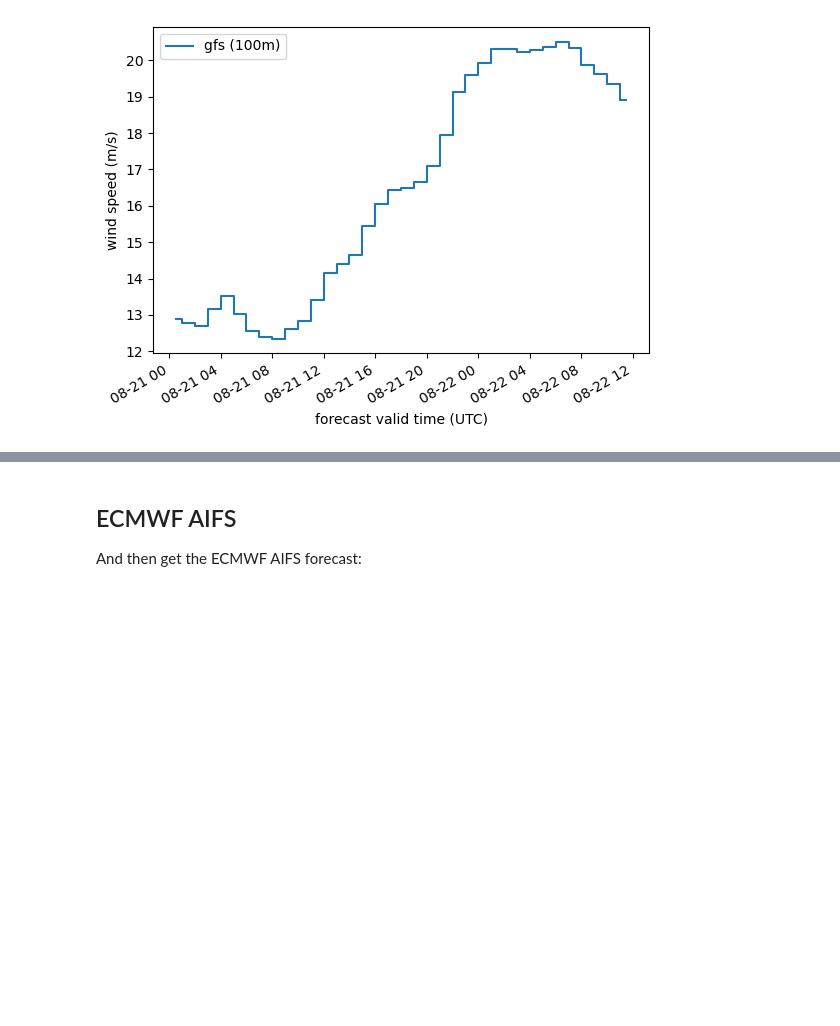
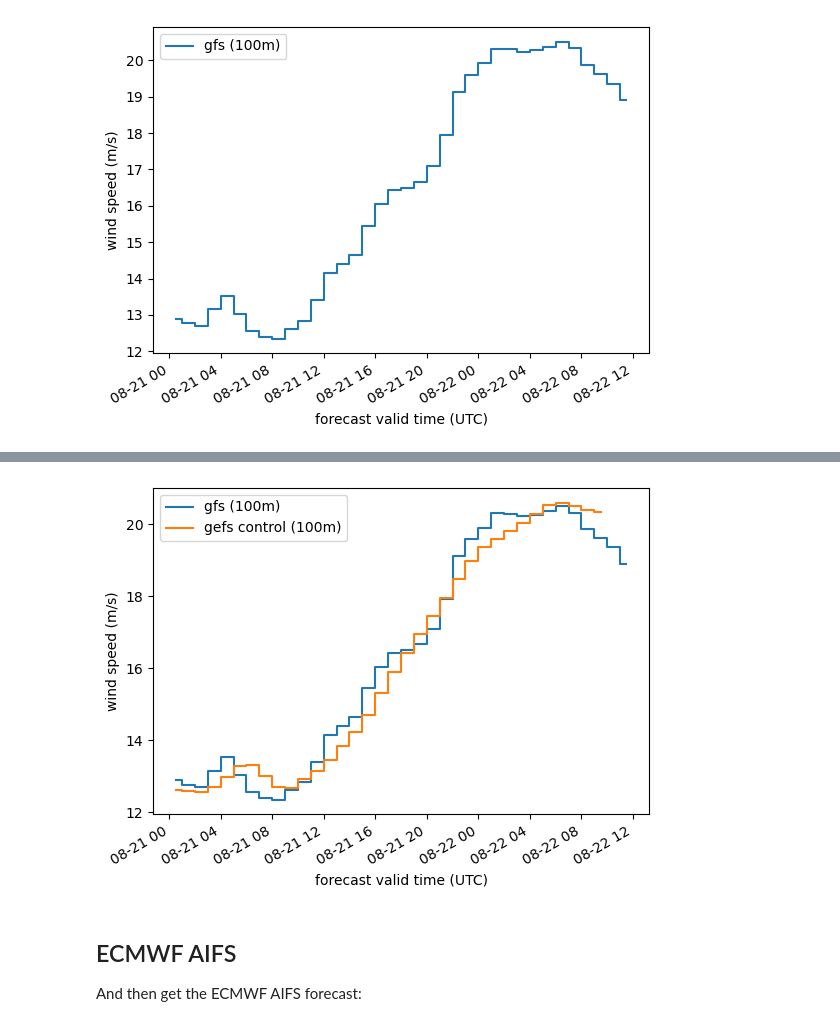
Before and after one commit to williamhobbs/energy-forecasting-tools, a Jupyter notebook: wind_example.ipynb, the cells around one changed output, grey strips where cells are left out. Drawn from its saved outputs; the diff is of its cells as text; code cells hidden in the pictures; blank space fills up the shorter version.

```diff
--- a/wind_example.ipynb
+++ b/wind_example.ipynb
@@ -70,3 +111,12 @@ plt.show()
+# %%
+resource_data_gfs['wind_speed_100m'].plot(drawstyle='steps-mid', label='gfs (100m)')
+resource_data_gefs_c['wind_speed_100m'].plot(drawstyle='steps-mid', label='gefs control (100m)')
+plt.ylabel('wind speed (m/s)')
+plt.xlabel('forecast valid time (UTC)')
+plt.legend()
+plt.show()
+# %% [output]
+[figure, added]
 # %% [markdown]
 ## ECMWF AIFS
 And then get the ECMWF AIFS forecast:
```
Also changed, not shown: parts of 6 cells of this notebook, 4 other files.
